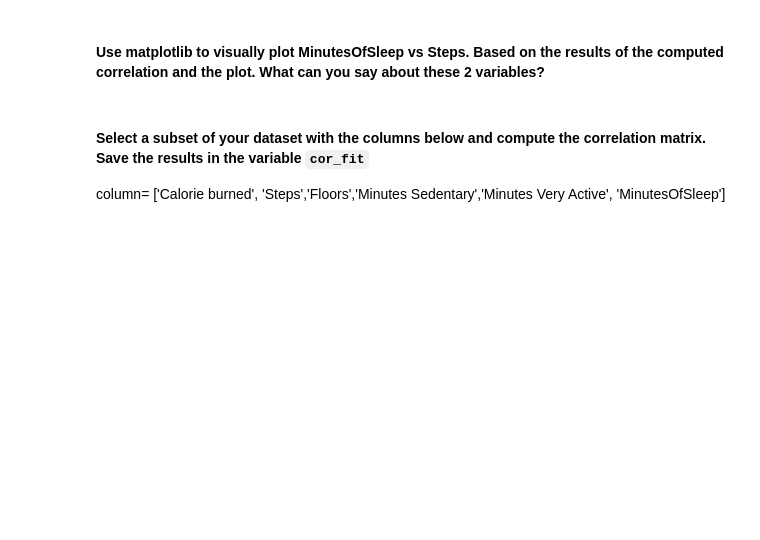
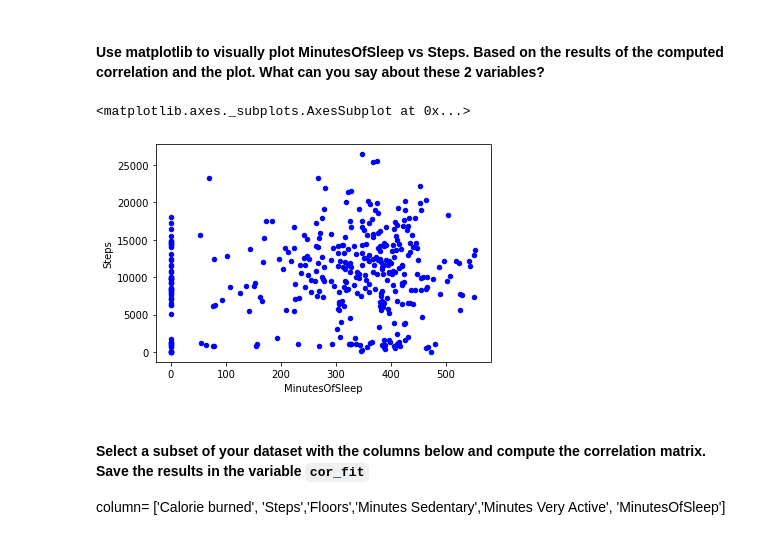
Before and after one commit to ta-datapt-bcn/lab-pivot-table-and-correlation, a Jupyter notebook: your_code/main.ipynb, the cells around one changed output. Cells and saved outputs as stored; diff of their text form; code cells hidden in the pictures; blank space fills up the shorter version.

```diff
--- a/your_code/main.ipynb
+++ b/your_code/main.ipynb
@@ -110,6 +232,10 @@
 #### Use matplotlib to visually plot MinutesOfSleep vs Steps. Based on the results of the computed correlation and the plot. What can you say about these 2 variables?
 # %%
 # your answer here
+fitbit.plot.scatter('MinutesOfSleep', 'Steps', color ='blue')
+# %% [output]
+<matplotlib.axes._subplots.AxesSubplot at 0x...>
+[figure, added]
 # %% [markdown]
 #### Select a subset of your dataset with the columns below and compute the correlation matrix. Save the results in the variable `cor_fit`
 column= ['Calorie burned', 'Steps','Floors','Minutes Sedentary','Minutes Very Active', 'MinutesOfSleep']
```
Also changed, not shown: parts of 37 cells of this notebook.
